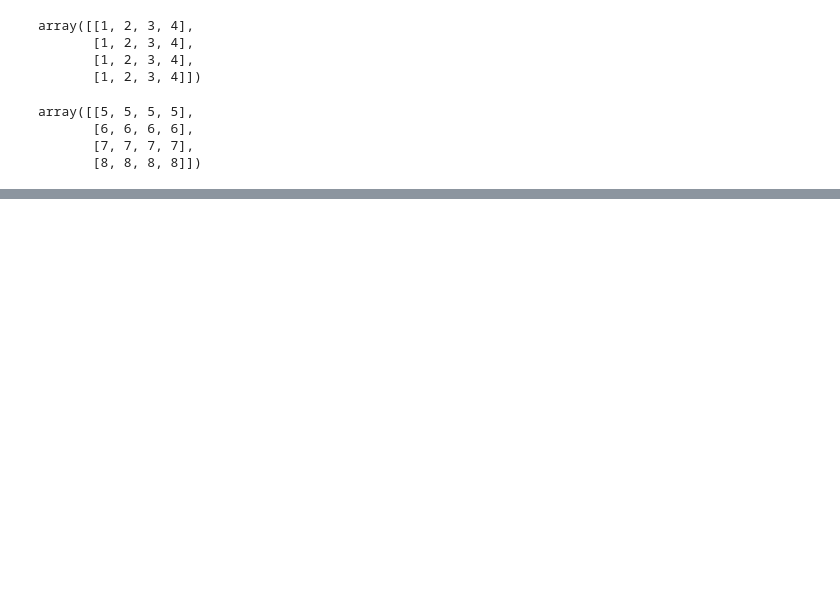
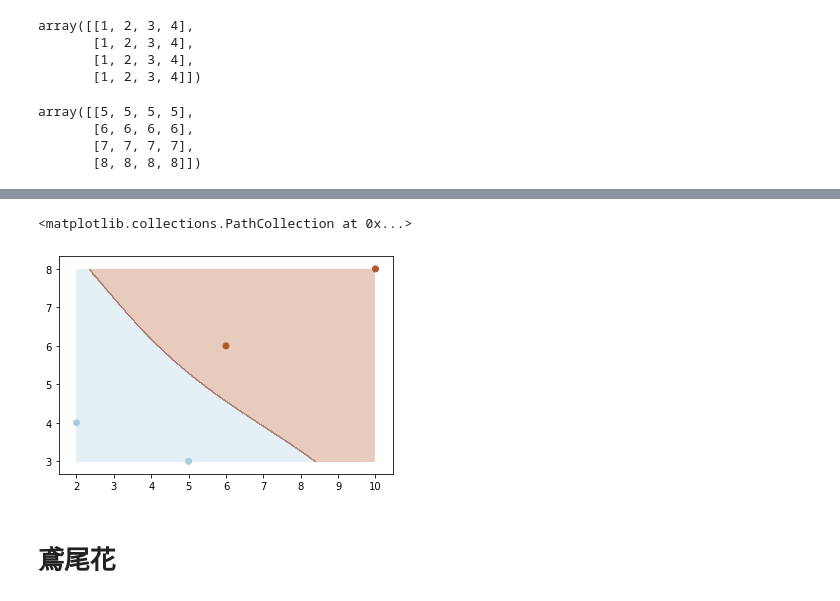
Before and after one commit to a0910281835/My_python, a Jupyter notebook: 數學應用軟體/2019-11-20/SVM.ipynb, the cells around one changed output, grey strips where cells are left out. Saved outputs shown, nothing was run; the diff lists cells and outputs as text; code cells hidden in the pictures; blank space fills up the shorter version.

```diff
--- a/數學應用軟體/2019-11-20/SVM.ipynb
+++ b/數學應用軟體/2019-11-20/SVM.ipynb
@@ -171,0 +198,2 @@ NameError: name 'plt' is not defined
+# %%
+C=clf.predict(P)
@@ -171,0 +240,9 @@ NameError: name 'plt' is not defined
+# %%
+## 終極畫圖ok alpha 是透明度
+plt.contourf(X,Y,C.reshape(X.shape),cmap='Paired',alpha=0.3)
+plt.scatter(x[:,0],x[:,1],c=y,cmap='Paired')
+# %% [output]
+<matplotlib.collections.PathCollection at 0x...>
+[figure, added]
+# %% [markdown]
+# 鳶尾花
```
Also changed, not shown: parts of 50 cells of this notebook.
